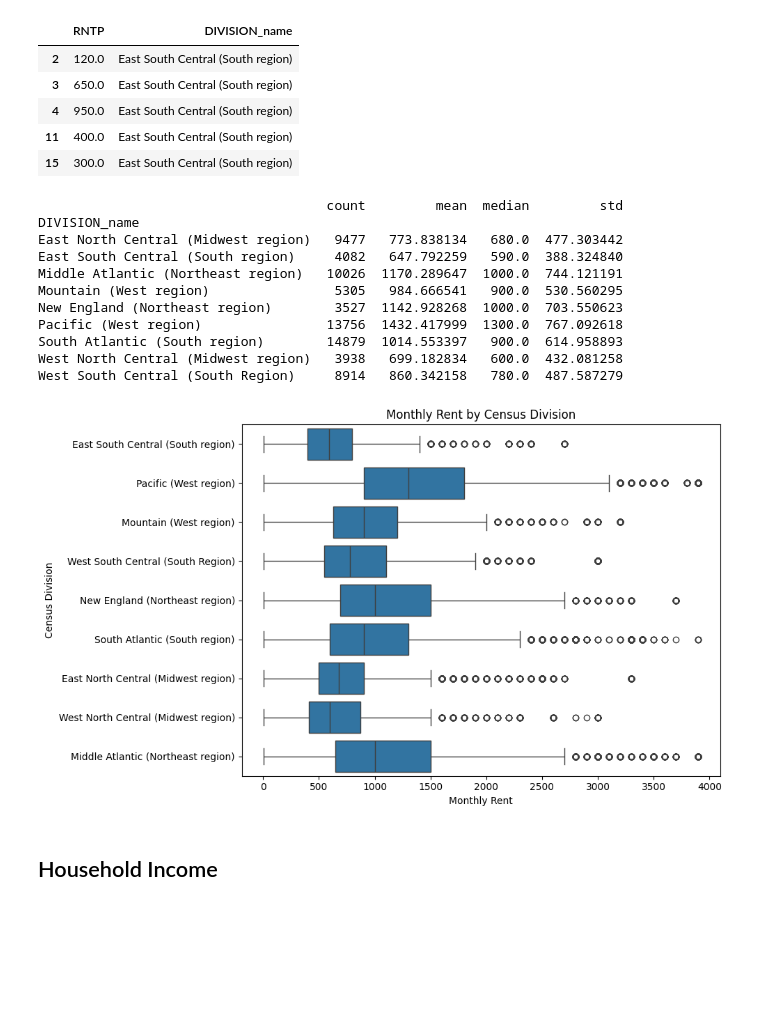
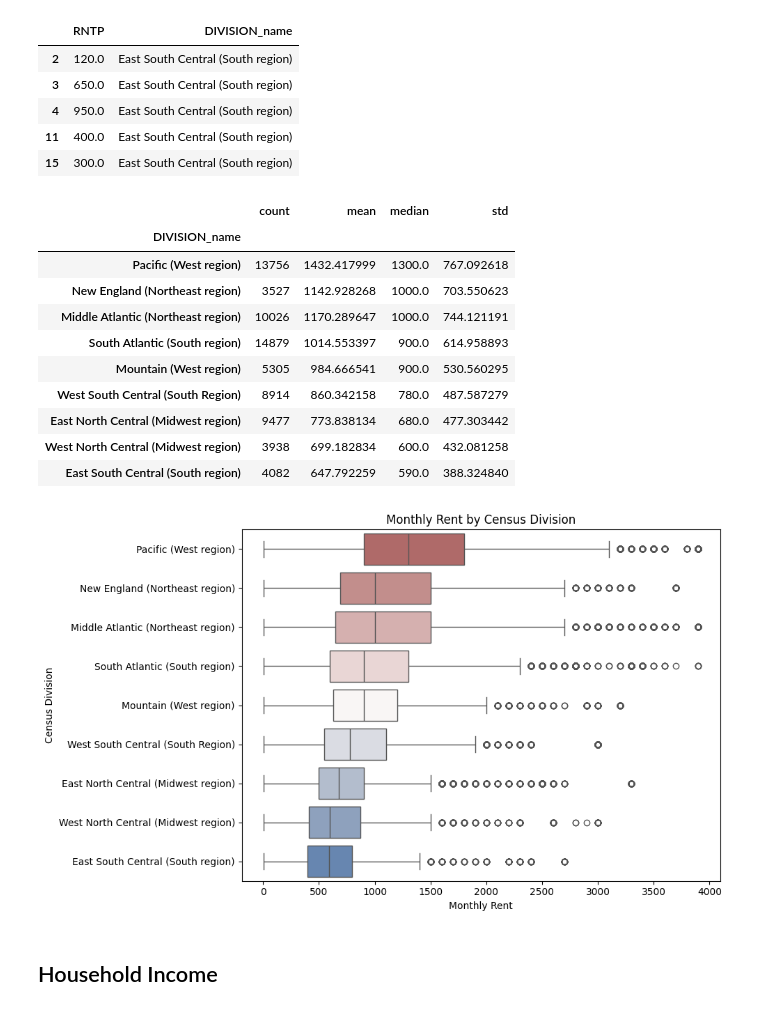
Before and after one commit to QihangStudio/acs-household-analysis, a Jupyter notebook: notebooks/eda.ipynb, the cells around one changed output. Drawn from its saved outputs; the diff is of its cells as text; code cells hidden in the pictures; blank space fills up the shorter version.

```diff
--- a/notebooks/eda.ipynb
+++ b/notebooks/eda.ipynb
@@ -171,0 +210,6 @@ Name: DIVISION_name, Length: 276632, dtype: object
+# %%
+st_nums = [1, 2, 4, 5, 6, 8, 9, 10, 11, 12, 13, 15, 16, 17, 18, 19, 20, 21, 22, 23, 24, 25, 26, 27, 28, 29, 30, 31, 32, 33, 34, 35, 36, 37, 38, 39, 40, 41, 42, 44, 45, 46, 47, 48, 49, 50, 51, 53, 54, 55, 56, 72]
+st_names = "Alabama/AL,Alaska/AK,Arizona/AZ,Arkansas/AR,California/CA,Colorado/CO,Connecticut/CT,Delaware/DE,District of Columbia/DC,Florida/FL,Georgia/GA,Hawaii/HI,Idaho/ID,Illinois/IL,Indiana/IN,Iowa/IA,Kansas/KS,Kentucky/KY,Louisiana/LA,Maine/ME,Maryland/MD,Massachusetts/MA,Michigan/MI,Minnesota/MN,Mississippi/MS,Missouri/MO,Montana/MT,Nebraska/NE,Nevada/NV,New Hampshire/NH,New Jersey/NJ,New Mexico/NM,New York/NY,North Carolina/NC,North Dakota/ND,Ohio/OH,Oklahoma/OK,Oregon/OR,Pennsylvania/PA,Rhode Island/RI,South Carolina/SC,South Dakota/SD,Tennessee/TN,Texas/TX,Utah/UT,Vermont/VT,Virginia/VA,Washington/WA,West Virginia/WV,Wisconsin/WI,Wyoming/WY,Puerto Rico/PR".split(",")
+# %%
+st_dict = dict(zip(st_nums, st_names))
+acs_selected["ST_name"] = acs_selected["ST"].dropna().replace(st_dict)
@@ -333,32 +463,48 @@ rent_summary = (
     .groupby("DIVISION_name")["RNTP"]
     .agg(["count", "mean", "median", "std"])
     .sort_index()
-)
-print(rent_summary)
+).sort_values("median", ascending=False)
+rent_summary
 # %% [output]
-                                     count         mean  median         std
-DIVISION_name
-East North Central (Midwest region)   9477   773.838134   680.0  477.303442
-East South Central (South region)     4082   647.792259   590.0  388.324840
-Middle Atlantic (Northeast region)   10026  1170.289647  1000.0  744.121191
-Mountain (West region)                5305   984.666541   900.0  530.560295
-New England (Northeast region)        3527  1142.928268  1000.0  703.550623
-Pacific (West region)                13756  1432.417999  1300.0  767.092618
-South Atlantic (South region)        14879  1014.553397   900.0  614.958893
-West North Central (Midwest region)   3938   699.182834   600.0  432.081258
-West South Central (South Region)     8914   860.342158   780.0  487.587279
+|  | count | mean | median | std |
+| DIVISION_name |  |  |  |  |
+| Pacific (West region) | 13756 | 1432.417999 | 1300.0 | 767.092618 |
+| New England (Northeast region) | 3527 | 1142.928268 | 1000.0 | 703.550623 |
+| Middle Atlantic (Northeast region) | 10026 | 1170.289647 | 1000.0 | 744.121191 |
+| South Atlantic (South region) | 14879 | 1014.553397 | 900.0 | 614.958893 |
+| Mountain (West region) | 5305 | 984.666541 | 900.0 | 530.560295 |
+| West South Central (South Region) | 8914 | 860.342158 | 780.0 | 487.587279 |
+| East North Central (Midwest region) | 9477 | 773.838134 | 680.0 | 477.303442 |
+| West North Central (Midwest region) | 3938 | 699.182834 | 600.0 | 432.081258 |
+| East South Central (South region) | 4082 | 647.792259 | 590.0 | 388.324840 |
 # %%
 plt.figure(figsize=(10, 6))
 
-sb.boxplot(rent_data, x="RNTP", y="DIVISION_name")
+rent_colors = sns.color_palette(
+    "vlag",
+    n_colors=len(rent_summary)
+)[::-1]
+
+rent_order = rent_summary.index
+rent_palette = dict(zip(rent_order, rent_colors))
+
+sns.boxplot(
+    data=rent_data,
+    x="RNTP",
+    y="DIVISION_name",
+    hue="DIVISION_name",
+    order=rent_order,
+    palette=rent_palette,
+    legend=False
+)
 
 plt.title("Monthly Rent by Census Division")
 plt.xlabel("Monthly Rent")
 plt.ylabel("Census Division")
 plt.tight_layout()
 plt.show()
 # %% [output]
-[figure, old version]
+[figure, new version]
 # %% [markdown]
 ## Household Income
 # %%
```
Also changed, not shown: parts of 18 cells of this notebook.
